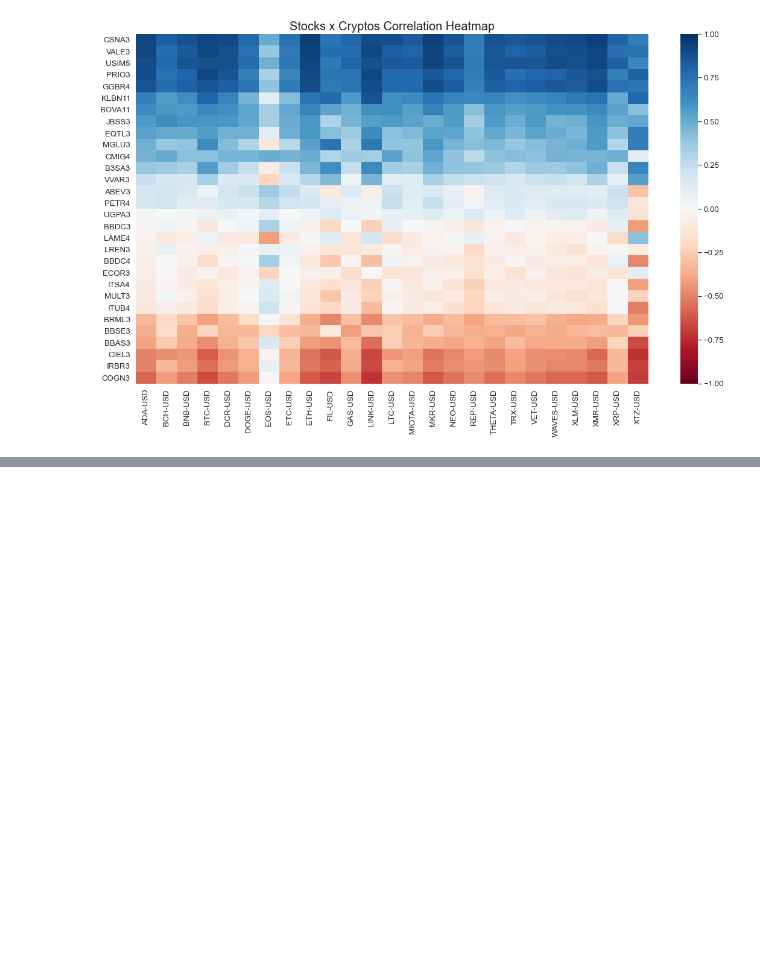
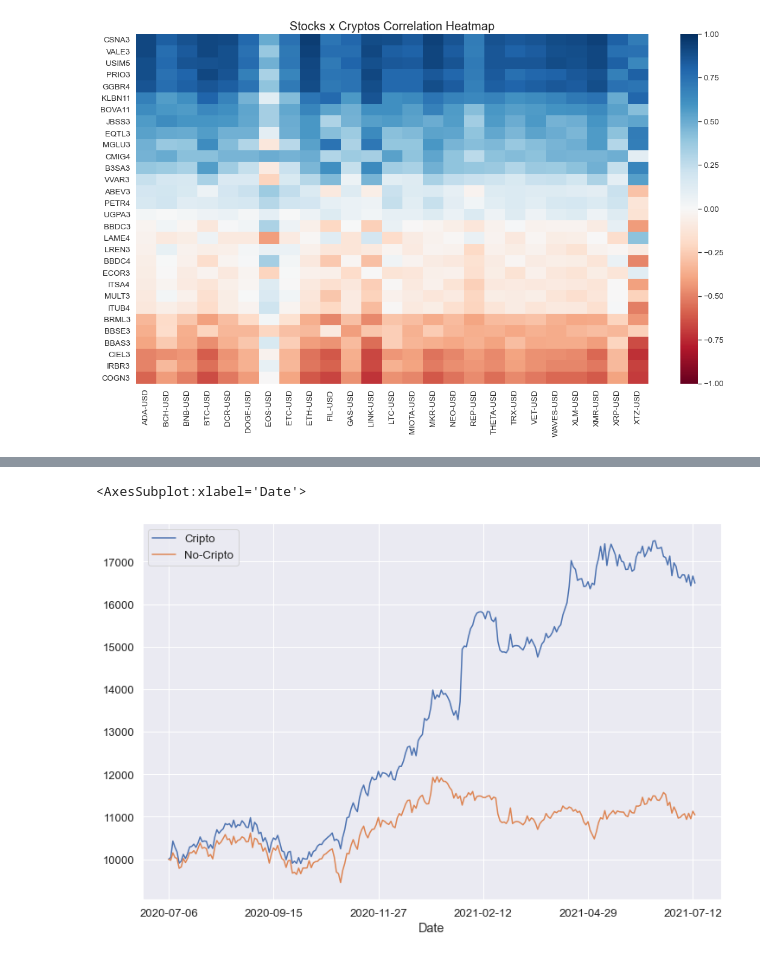
Before and after one commit to viengg/crypto-mpt, a Jupyter notebook: notebook.ipynb, the cells around one changed output, grey strips where cells are left out. Cells and saved outputs as stored; diff of their text form; code cells hidden in the pictures; blank space fills up the shorter version.

Commit message:
backtest e compara cripto/sem-cripto

```diff
--- a/notebook.ipynb
+++ b/notebook.ipynb
@@ -212,0 +212,37 @@ Sharpe ratio: 0.33
+# %%
+def gera_portfolio(dados_precos):
+  #in_sample, out_sample = dados_precos[:"2021-01-01"], dados_precos["2021-01-01":]
+  in_sample, out_sample = dados_precos[:-252], dados_precos[-252:]
+
+  mu = expected_returns.mean_historical_return(in_sample)
+  S = risk_models.sample_cov(in_sample)
+
+  ef = EfficientFrontier(mu, S)
+  raw_weights = ef.min_volatility()
+  raw_weights = np.asarray([weight for weight in raw_weights.values()])
+  return raw_weights, out_sample
+
+
+C = 10_000
+
+portfolio_com_cripto, out_sample_cripto = gera_portfolio(dados)
+portfolio_sem_cripto, out_sample_sem_cripto = gera_portfolio(dados_acoes)
+
+backtest_range = out_sample_cripto.index
+
+out_sample_cripto_returns = out_sample_cripto.pct_change().dropna()
+out_sample_sem_cripto_returns = out_sample_sem_cripto.pct_change().dropna()
+
+capital = [(C, C)]
+
+for date in out_sample_cripto_returns.index:
+  cripto_row, no_cripto_row = out_sample_cripto_returns.loc[date], out_sample_sem_cripto_returns.loc[date]
+  cripto_return, no_cripto_return = np.dot(portfolio_com_cripto, cripto_row), np.dot(portfolio_sem_cripto, no_cripto_row)
+  C_cripto, C_no_cripto = capital[-1][0] * (1+cripto_return), capital[-1][1] * (1+no_cripto_return)
+  capital.append((C_cripto, C_no_cripto))
+
+backtest_df = pd.DataFrame(capital, index=backtest_range, columns=["Cripto", "No-Cripto"])
+backtest_df.plot()
+# %% [output]
+<AxesSubplot:xlabel='Date'>
+[figure, added]
```
Also changed, not shown: parts of 4 cells of this notebook.
